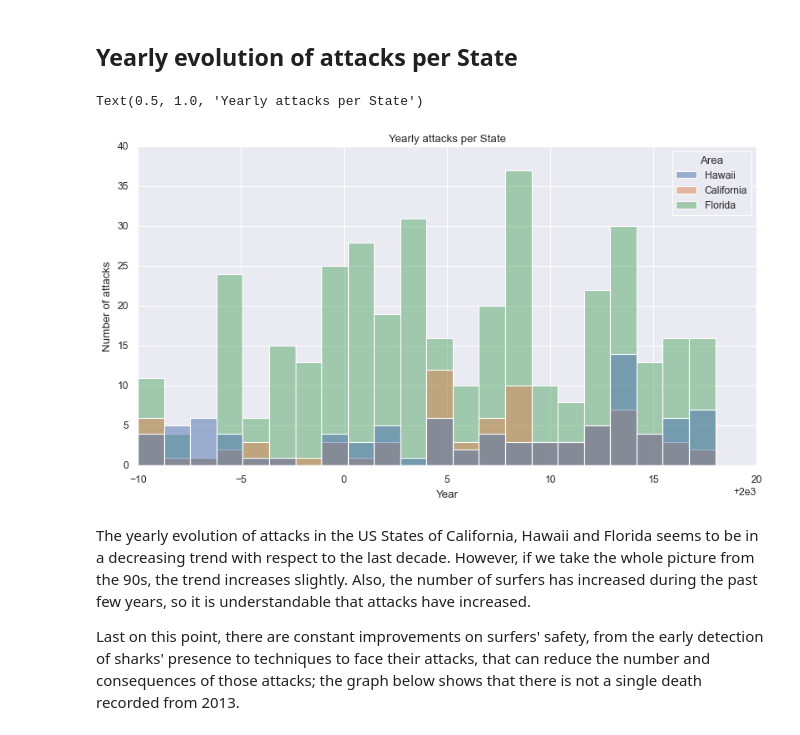
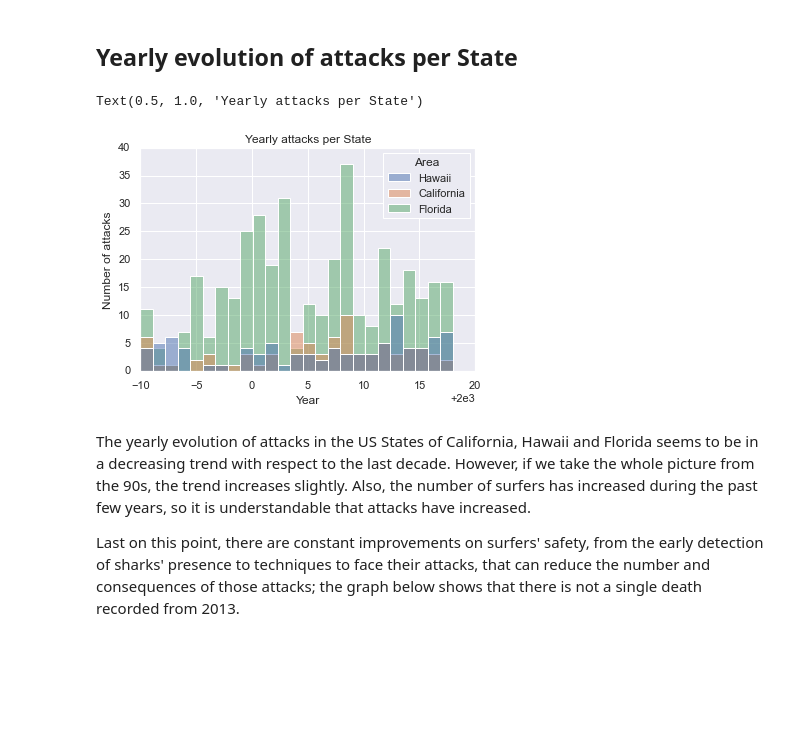
Before and after one commit to gerardrius/Gerard-project-I-pandas, a Jupyter notebook: visualizations.ipynb, the cells around one changed output. Saved outputs shown, nothing was run; the diff lists cells and outputs as text; code cells hidden in the pictures; blank space fills up the shorter version.

```diff
--- a/visualizations.ipynb
+++ b/visualizations.ipynb
@@ -89,12 +89,12 @@ The presence of women in surfing has been increasing durning the last decades. N
 # %% [markdown]
 ## Yearly evolution of attacks per State
 # %%
-sns.histplot(attacks_visual, x="Year", hue="Area", bins = 22)
+sns.histplot(attacks_visual, x="Year", hue="Area", bins = 25)
 plt.ylabel("Number of attacks")
 plt.title("Yearly attacks per State")
 # %% [output]
 Text(0.5, 1.0, 'Yearly attacks per State')
-[figure, old version]
+[figure, new version]
 # %% [markdown]
 The yearly evolution of attacks in the US States of California, Hawaii and Florida seems to be in a decreasing trend with respect to the last decade. However, if we take the whole picture from the 90s, the trend increases slightly. Also, the number of surfers has increased during the past few years, so it is understandable that attacks have increased.
 
```
Also changed, not shown: parts of 15 cells of this notebook, 19 other files.
